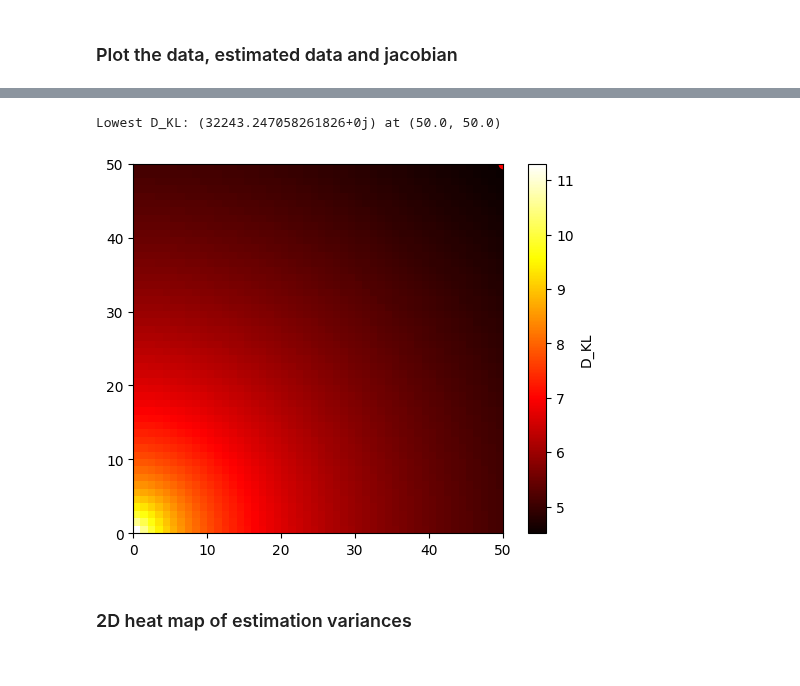
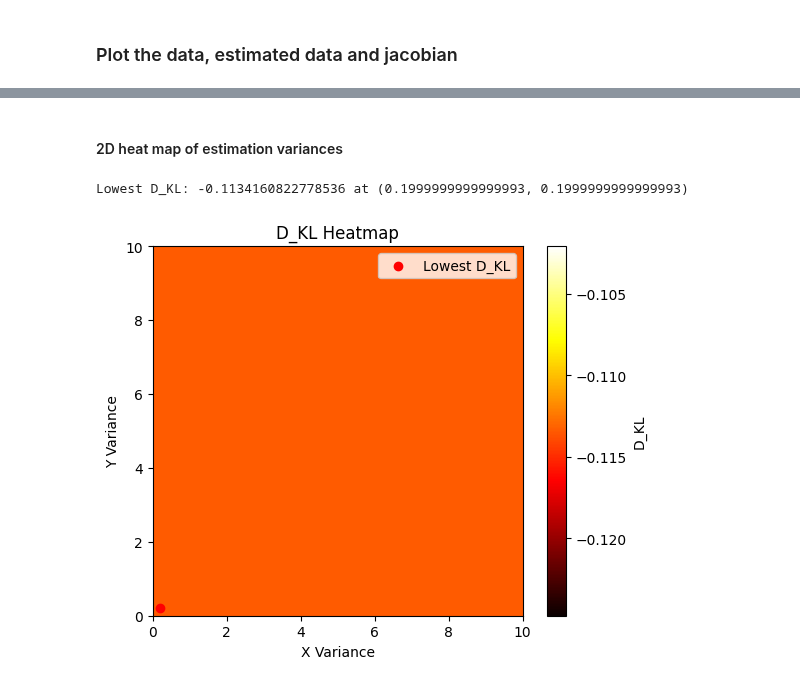
Before and after one commit to RHIMMELAND/MMARS, a Jupyter notebook: examples/BALT_2000.ipynb, the cells around one changed output, grey strips where cells are left out. Saved outputs shown, nothing was run; the diff lists cells and outputs as text; code cells hidden in the pictures.

```diff
--- a/examples/BALT_2000.ipynb
+++ b/examples/BALT_2000.ipynb
@@ -23,10 +24,10 @@ c:\Users\rasmu\Documents\GitHub\MMARS\
 # %% [markdown]
 ## Setup a simulation environment
 # %%
-radar_model_1 = mmars.FmcwRadar(position=np.array([[0,0]]),N_chirps=1, signalNoiseRatio=[200,10])
+radar_model_1 = mmars.FmcwRadar(position=np.array([[0,0]]),N_chirps=1, signalNoiseRatio=[10,10])
 radar_model_1_cpy = radar_model_1
 
-target_model_1 = mmars.Target(start_position=np.array([[10,10]]), start_velocity=5., T_total=15., T_frame=0.1)
+target_model_1 = mmars.Target(start_position=np.array([[10,10]]), start_velocity=1., T_total=15., T_frame=0.1)
 target_model_1.generate_trajectory(trajectory_type="sinusoidal")
 target_model_1_ground_truth = target_model_1.get_trajectory()
 
@@ -218 +361,15 @@ for axis in ax:
+# %%
+heatmap_resolution = 50
+location_x_axis = np.flip(np.linspace(50, 0, heatmap_resolution*2+1, dtype=np.float64))
+location_y_axis = np.flip(np.linspace(50, 0, heatmap_resolution,endpoint=False, dtype=np.float64))
+heatmap_location = np.zeros((heatmap_resolution, heatmap_resolution), dtype=np.float64)
+
+variance_x_axis = np.flip(np.linspace(10, 0, heatmap_resolution,endpoint=False))
+variance_y_axis = np.flip(np.linspace(10, 0, heatmap_resolution,endpoint=False))
+heatmap_variance = np.zeros((heatmap_resolution, heatmap_resolution), dtype=np.float64)
+
+for i in tqdm(range(heatmap_resolution)):
+    for j in range(heatmap_resolution):
+        heatmap_location[i,j] = D_KL([location_x_axis[i], location_y_axis[j], .1, .1], current_frame_fft_data[:,np.newaxis], np.array([[target_model_1_ground_truth[0][frame-1], target_model_1_ground_truth[1][frame-1]]]), radar_model_1_cpy)
+        heatmap_variance[i,j] = D_KL([target_model_1_ground_truth[0][frame], target_model_1_ground_truth[1][frame], variance_x_axis[i], variance_y_axis[j]], current_frame_fft_data[:,np.newaxis], np.array([[target_model_1_ground_truth[0][frame-1], target_model_1_ground_truth[1][frame-1]]]), radar_model_1_cpy)
 # %% [markdown]
@@ -220,23 +397,19 @@ for axis in ax:
+# %% [markdown]
+#### 2D heat map of estimation variances
 # %%
-heatmap_resolution = 50
-location_x_axis = np.flip(np.linspace(50, 0, heatmap_resolution,endpoint=False))
-location_y_axis = np.flip(np.linspace(50, 0, heatmap_resolution,endpoint=False))
-heatmap_location = np.zeros((heatmap_resolution, heatmap_resolution), dtype=np.complex128)
-
-for i in tqdm(range(heatmap_resolution)):
-    for j in range(heatmap_resolution):
-        heatmap_location[i,j] = D_KL([location_x_axis[i], location_y_axis[j], 0.1, 0.1], current_frame_fft_data[:,np.newaxis], np.array([[target_model_1_ground_truth[0][frame-1], target_model_1_ground_truth[1][frame-1]]]), radar_model_1_cpy)
-
-plt.imshow(np.log10(np.abs(heatmap_location)), extent=(0, 50, 0, 50), origin='lower', cmap='hot')
+plt.imshow((heatmap_variance), extent=(0, 10, 0, 10), origin='lower', cmap='hot')
 plt.colorbar(label='D_KL')
-min_value = np.min(heatmap_location)
-min_index = np.unravel_index(np.argmin(heatmap_location), heatmap_location.shape)
-min_x = location_x_axis[min_index[0]]
-min_y = location_y_axis[min_index[1]]
+min_value = np.min(heatmap_variance)
+min_index = np.unravel_index(np.argmin(heatmap_variance), heatmap_variance.shape)
+min_x = variance_x_axis[min_index[0]]
+min_y = variance_y_axis[min_index[1]]
 plt.scatter(min_x, min_y, color='red', label='Lowest D_KL')
 print(f"Lowest D_KL: {min_value} at ({min_x}, {min_y})")
+plt.xlabel('X Variance')
+plt.ylabel('Y Variance')
+plt.title('D_KL Heatmap')
+plt.legend()
+plt.show()
 # %% [output]
-Lowest D_KL: (32243.247058261826+0j) at (50.0, 50.0)
+Lowest D_KL: -0.1134160822778536 at (0.1999999999999993, 0.1999999999999993)
-[figure, old version]
+[figure, new version]
-# %% [markdown]
-### 2D heat map of estimation variances
```
Also changed, not shown: parts of 16 cells of this notebook, 3 other files.
